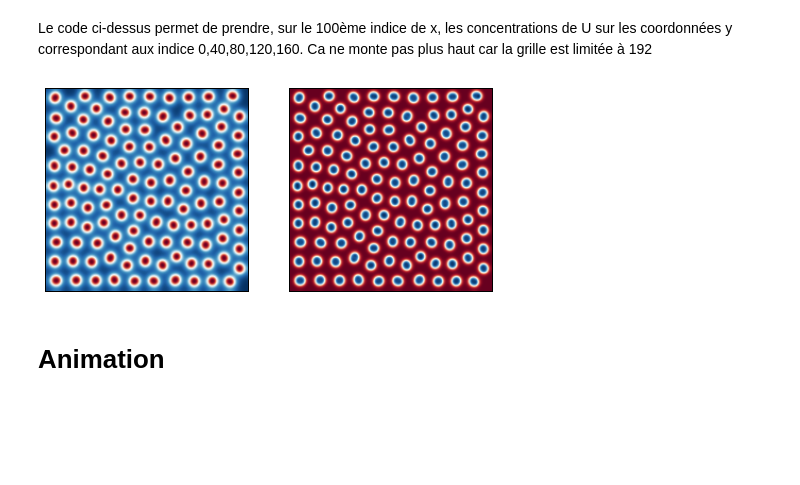
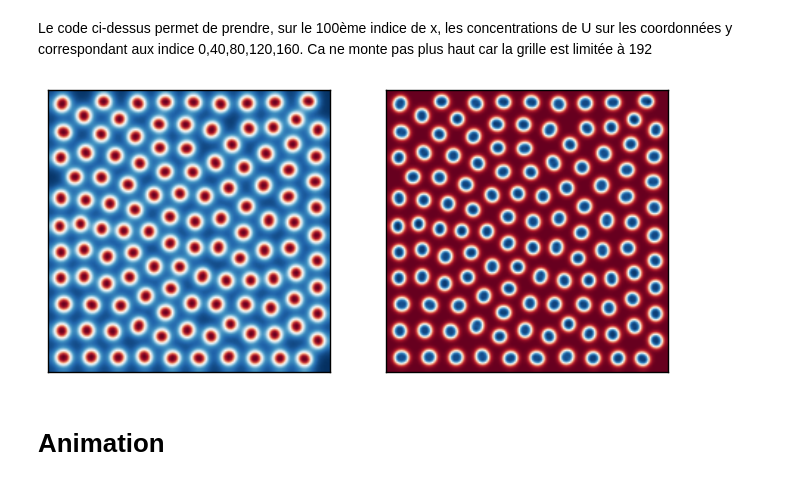
Before and after one commit to LusArt/Reaction-Diffusion, a Jupyter notebook: Reaction_by_a_hundred.ipynb, the cells around one changed output. Cells and saved outputs as stored; diff of their text form; code cells hidden in the pictures; blank space fills up the shorter version.

```diff
--- a/Reaction_by_a_hundred.ipynb
+++ b/Reaction_by_a_hundred.ipynb
@@ -18,12 +11,8 @@ uvinitial = numpy.load('./uvinitial.npz')
 # %%
+#initial conditions given
 n = 192
-
 Du, Dv, F, k = 0.00016, 0.00008, 0.035, 0.065 # Bacteria 1
-
-dh = 5/(n-1)  #delta x and delta y value
-
+dh = 5./(n-1)
 T = 8000
-
 dt = .9 * dh**2 / (4*max(Du,Dv))
-
 nt = int(T/dt)
@@ -71,2 +80,2 @@ def ftcs(U, V, nt, Du, Dv, F, k, dt, delta):
 # %%
-ftcs(U,V,nt,Du,Dv,F,k,dt,dh)
+A,B = gsmodel(U,V,nt,Du,Dv,F,k,dt,dh)
@@ -97,13 +88,13 @@ Le code ci-dessus permet de prendre, sur le 100ème indice de x, les concentrati
 # %%
 fig = pyplot.figure(figsize=(8,5))
 pyplot.subplot(121)
-pyplot.imshow(U, cmap = cm.RdBu)
+pyplot.imshow(A, cmap = cm.RdBu)
 pyplot.xticks([]), pyplot.yticks([]);
 pyplot.subplot(122)
-pyplot.imshow(V, cmap = cm.RdBu)
+pyplot.imshow(B, cmap = cm.RdBu)
 pyplot.xticks([]), pyplot.yticks([]);
 # %% [output]
-[figure, old version]
+[figure, new version]
 # %% [markdown]
 # Animation
 # %%
```
Also changed, not shown: parts of 54 cells of this notebook.
